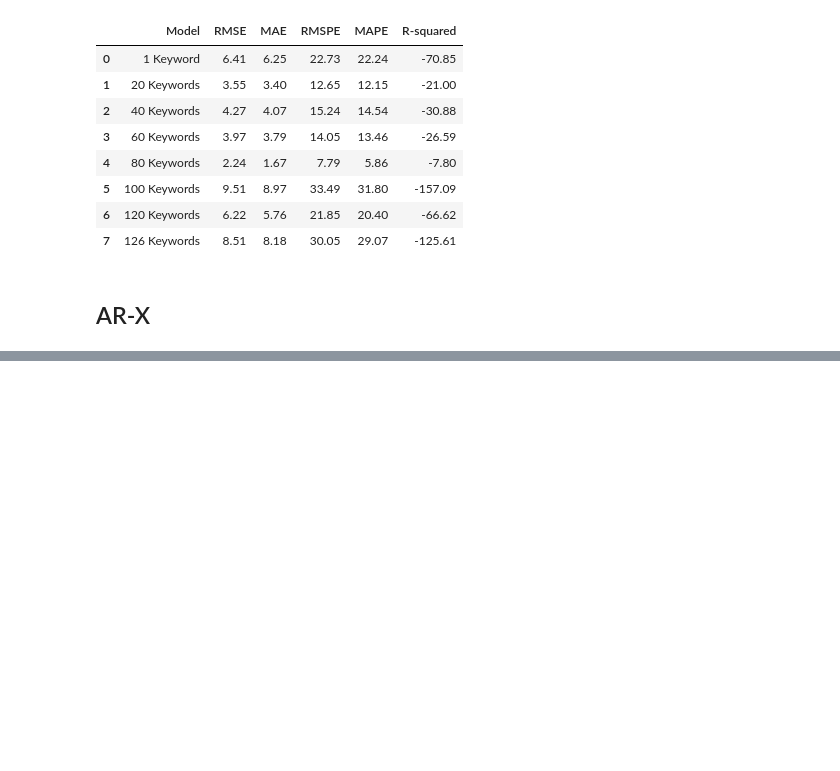
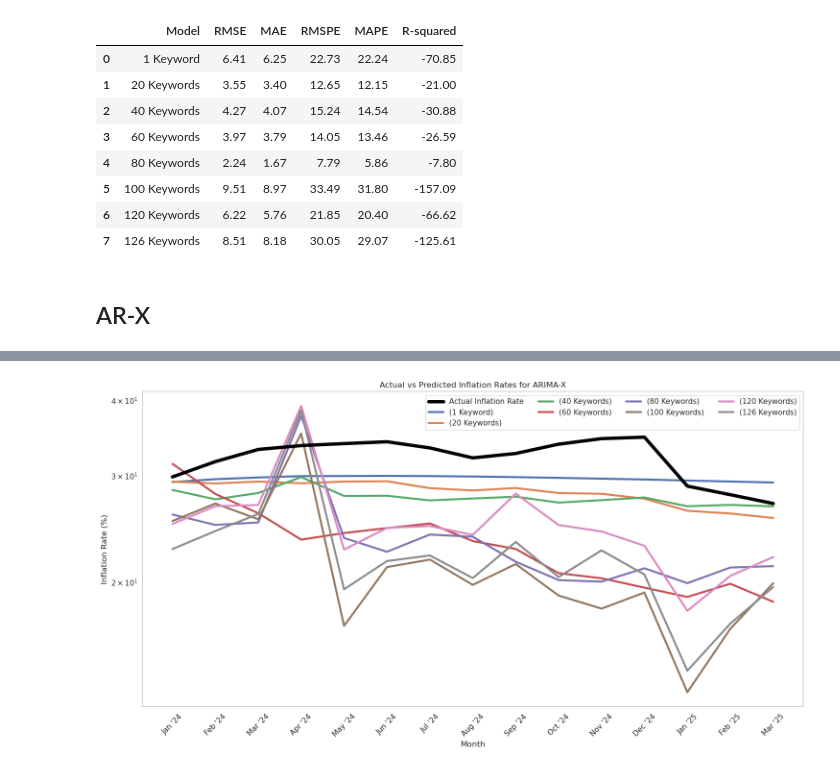
Before and after one commit to MartinsAwojide/inflation_nowcast, a Jupyter notebook: modelling.ipynb, the cells around one changed output, grey strips where cells are left out. Saved outputs shown, nothing was run; the diff lists cells and outputs as text; code cells hidden in the pictures; blank space fills up the shorter version.

```diff
--- a/modelling.ipynb
+++ b/modelling.ipynb
@@ -1161,0 +1538,10 @@ metrics_df_no_lag
+# %%
+# get prediction for model_arima_1_k
+y_pred_arima_1_k = model_arima_1_k.predict(n_periods=len(X_test_1_k), X=X_test_1_k)
+y_pred_arima_20_k = model_arima_20_k.predict(n_periods=len(X_test_20_k), X=X_test_20_k)
+y_pred_arima_40_k = model_arima_40_k.predict(n_periods=len(X_test_40_k), X=X_test_40_k)
+y_pred_arima_60_k = model_arima_60_k.predict(n_periods=len(X_test_60_k), X=X_test_60_k)
+y_pred_arima_80_k = model_arima_80_k.predict(n_periods=len(X_test_80_k), X=X_test_80_k)
+y_pred_arima_100_k = model_arima_100_k.predict(n_periods=len(X_test_100_k), X=X_test_100_k)
+y_pred_arima_120_k = model_arima_120_k.predict(n_periods=len(X_test_120_k), X=X_test_120_k)
+y_pred_arima_126_k = model_arima_126_k.predict(n_periods=len(X_test_126_k), X=X_test_126_k)
@@ -1161,0 +1594,50 @@ metrics_df_no_lag
+# %%
+# Create a DataFrame for the predictions (ARIMA-X)
+predictions_df_arima = pd.DataFrame({
+    'Month': test_data_no_lag['Month'].dt.strftime('%b \'%y').tolist(),
+    'Actual Inflation Rate': y_test_no_lag,
+    'Predicted Inflation Rate (1 Keyword)': y_pred_arima_1_k,
+    'Predicted Inflation Rate (20 Keywords)': y_pred_arima_20_k,
+    'Predicted Inflation Rate (40 Keywords)': y_pred_arima_40_k,
+    'Predicted Inflation Rate (60 Keywords)': y_pred_arima_60_k,
+    'Predicted Inflation Rate (80 Keywords)': y_pred_arima_80_k,
+    'Predicted Inflation Rate (100 Keywords)': y_pred_arima_100_k,
+    'Predicted Inflation Rate (120 Keywords)': y_pred_arima_120_k,
+    'Predicted Inflation Rate (126 Keywords)': y_pred_arima_126_k
+})
+# print the first few rows of the predictions DataFrame
+# display(predictions_df_arima)
+# Plot predictions for different number of features and actual inflation rate using seaborn
+plt.figure(figsize=(15, 8))
+# Plot actual inflation rate with highest zorder
+sns.lineplot(
+    data=predictions_df_arima,
+    x='Month',
+    y='Actual Inflation Rate',
+    label='Actual Inflation Rate',
+    linewidth=5,
+    color='black',
+    zorder=10
+)
+# Plot predicted inflation rates for each number of features (no marker)
+for i in [1, 20, 40, 60, 80, 100, 120, 126]:
+    sns.lineplot(
+        data=predictions_df_arima,
+        x='Month',
+        y=f'Predicted Inflation Rate ({i} Keyword{"s" if i > 1 else ""})',
+        label=f'({i} Keyword{"s" if i > 1 else ""})',
+        linewidth=3,
+        zorder=5
+    )
+plt.title('Actual vs Predicted Inflation Rates for ARIMA-X')
+plt.xlabel('Month')
+plt.ylabel('Inflation Rate (%)')
+plt.yscale('log')
+plt.xticks(rotation=45)
+plt.legend(loc='best', fontsize=11, ncol=4, frameon=True, fancybox=True)
+plt.grid(False)
+plt.tight_layout()
+plt.savefig('./actual_vs_predicted_inflation_rates_arimax.png')
+plt.show()
+# %% [output]
+[figure, added]
```
Also changed, not shown: parts of 15 cells of this notebook, 3 other files.
